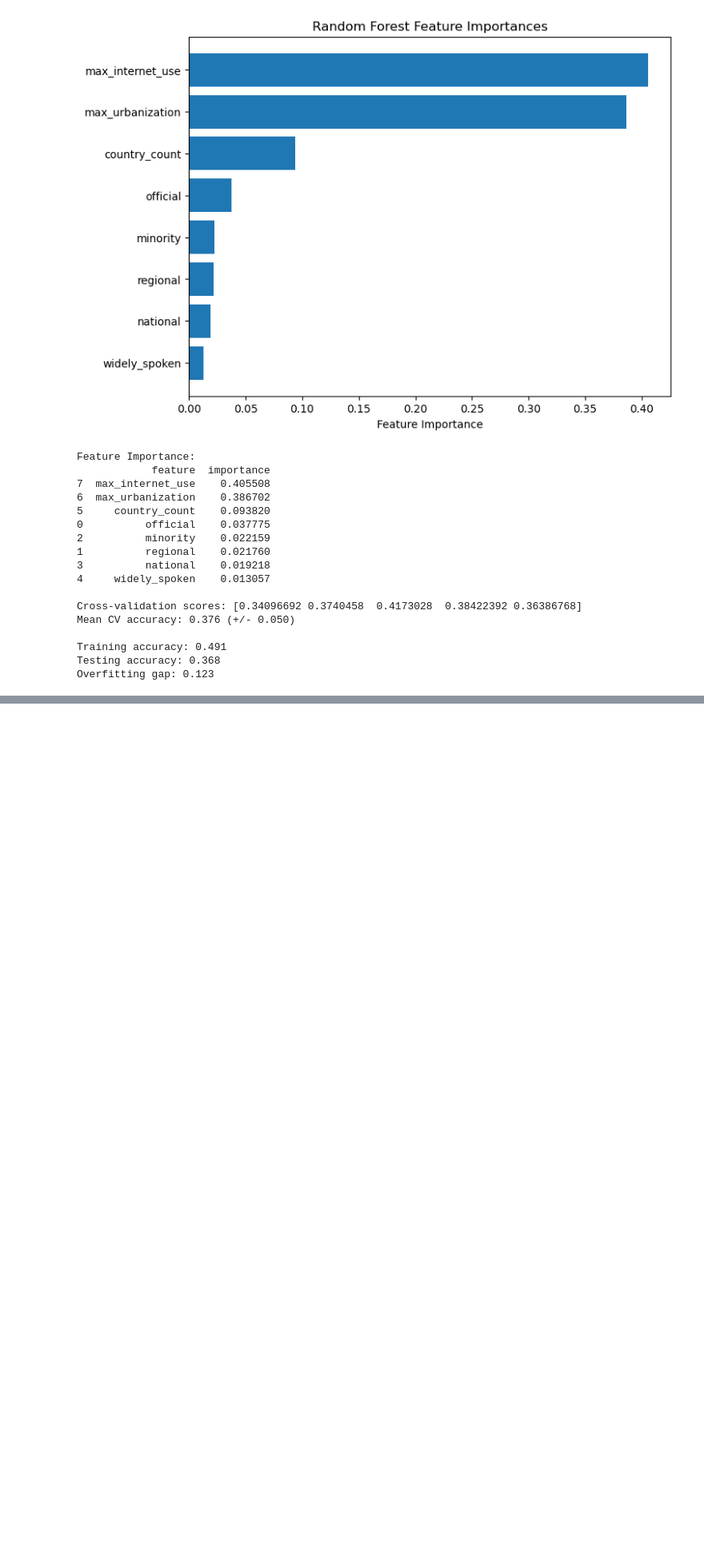
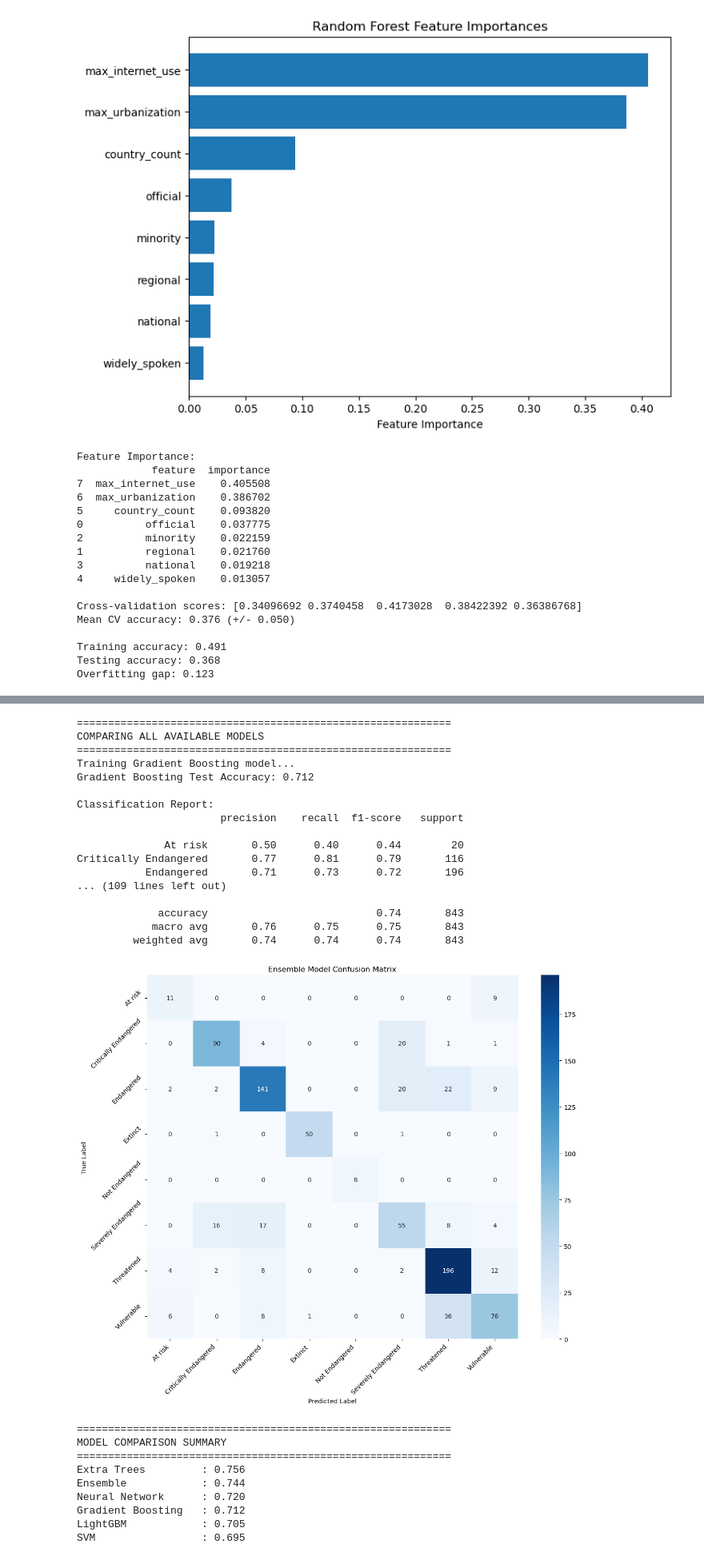
Before and after one commit to helinyilmaz/Language-Endangerment-Prediction, a Jupyter notebook: model.ipynb, the cells around one changed output, grey strips where cells are left out. Shown at 80% size. Cells and saved outputs as stored; diff of their text form; code cells hidden in the pictures; blank space fills up the shorter version.

Commit message:
fixes to the models

```diff
--- a/model.ipynb
+++ b/model.ipynb
@@ -1810,11 +1867,40 @@ ValueError: numpy.dtype size changed, may indicate binary incompatibility. Expec
 # %%
 
-new_df = add_language_features_quick(enhanced_df)  # Assuming features are already added
-results = compare_all_models(new_df)
+#new_df = add_language_features_quick(enhanced_df)  # Assuming features are already added
+df = enhanced_df
+results = compare_all_models(enhanced_df)
 
-# Or train individual models:
-#xgb_model, scaler, features, X_train, X_test, y_train, y_test = train_xgboost_model(enhanced_df)
-#lgb_model, features, X_train, X_test, y_train, y_test = train_lightgbm_model(enhanced_df)
-#cat_model, features, X_train, X_test, y_train, y_test = train_catboost_model(enhanced_df)
-#nn_model, scaler, features, X_train, X_test, y_train, y_test = train_neural_network(enhanced_df)
-#ensemble_model, scaler, features, X_train, X_test, y_train, y_test = train_ensemble_model(enhanced_df)
+# Individual models:
+gb_model, scaler, features, X_train, X_test, y_train, y_test = train_gradient_boosting_model(enhanced_df)
+et_model, features, X_train, X_test, y_train, y_test = train_extra_trees_model(enhanced_df)
+nn_model, scaler, features, X_train, X_test, y_train, y_test = train_neural_network(enhanced_df)
+svm_model, scaler, features, X_train, X_test, y_train, y_test = train_svm_model(enhanced_df)
+ensemble_model, scaler, features, X_train, X_test, y_train, y_test = train_ensemble_model(enhanced_df)
+# %% [output]
+============================================================
+COMPARING ALL AVAILABLE MODELS
+============================================================
+Training Gradient Boosting model...
+Gradient Boosting Test Accuracy: 0.712
+
+Classification Report:
+                       precision    recall  f1-score   support
+
+              At risk       0.50      0.40      0.44        20
+Critically Endangered       0.77      0.81      0.79       116
+           Endangered       0.71      0.73      0.72       196
+... (109 lines left out)
+
+             accuracy                           0.74       843
+            macro avg       0.76      0.75      0.75       843
+         weighted avg       0.74      0.74      0.74       843
+[figure, added]
+============================================================
+MODEL COMPARISON SUMMARY
+============================================================
+Extra Trees         : 0.756
+Ensemble            : 0.744
+Neural Network      : 0.720
+Gradient Boosting   : 0.712
+LightGBM            : 0.705
+SVM                 : 0.695
```
Also changed, not shown: parts of 5 cells of this notebook.
